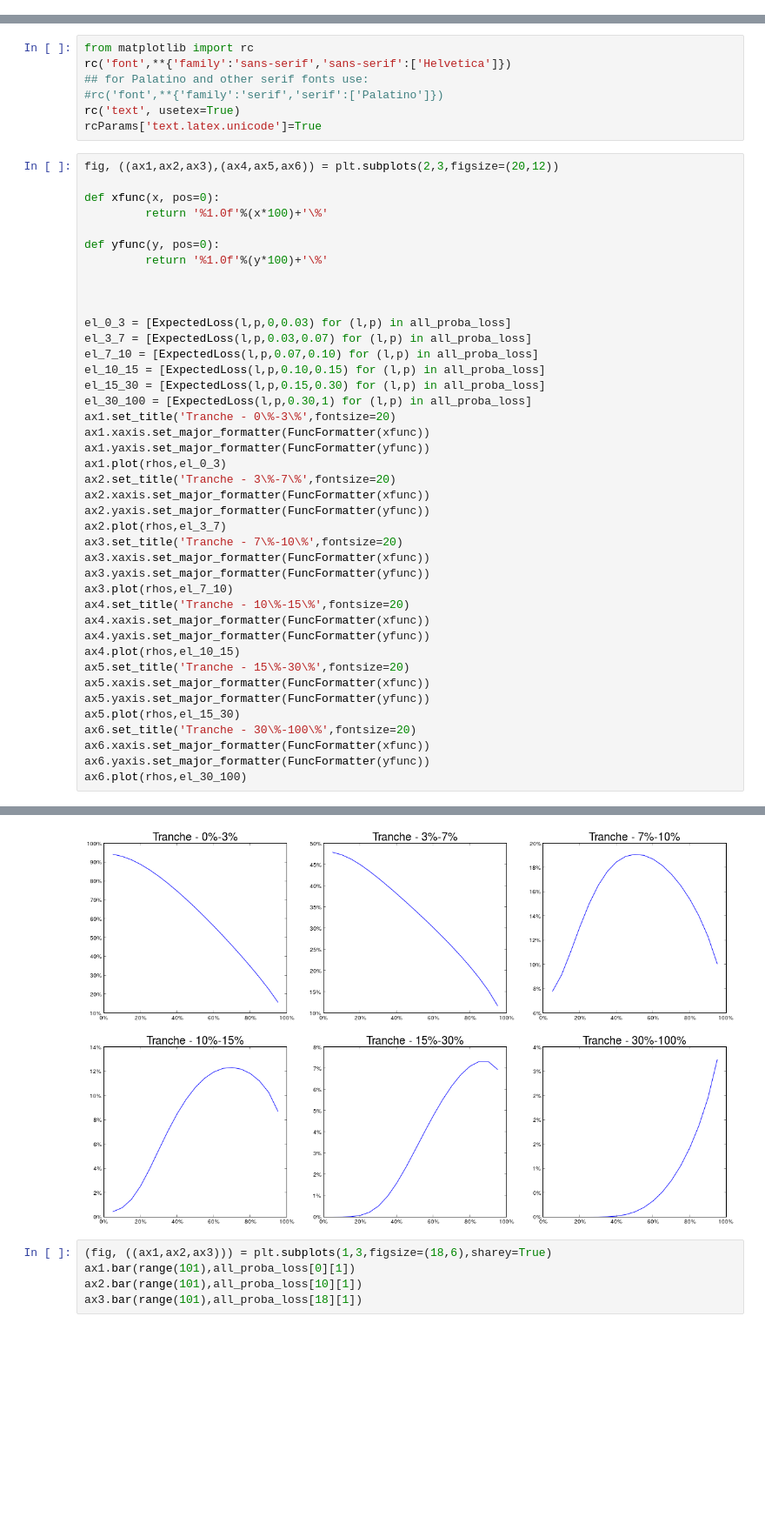
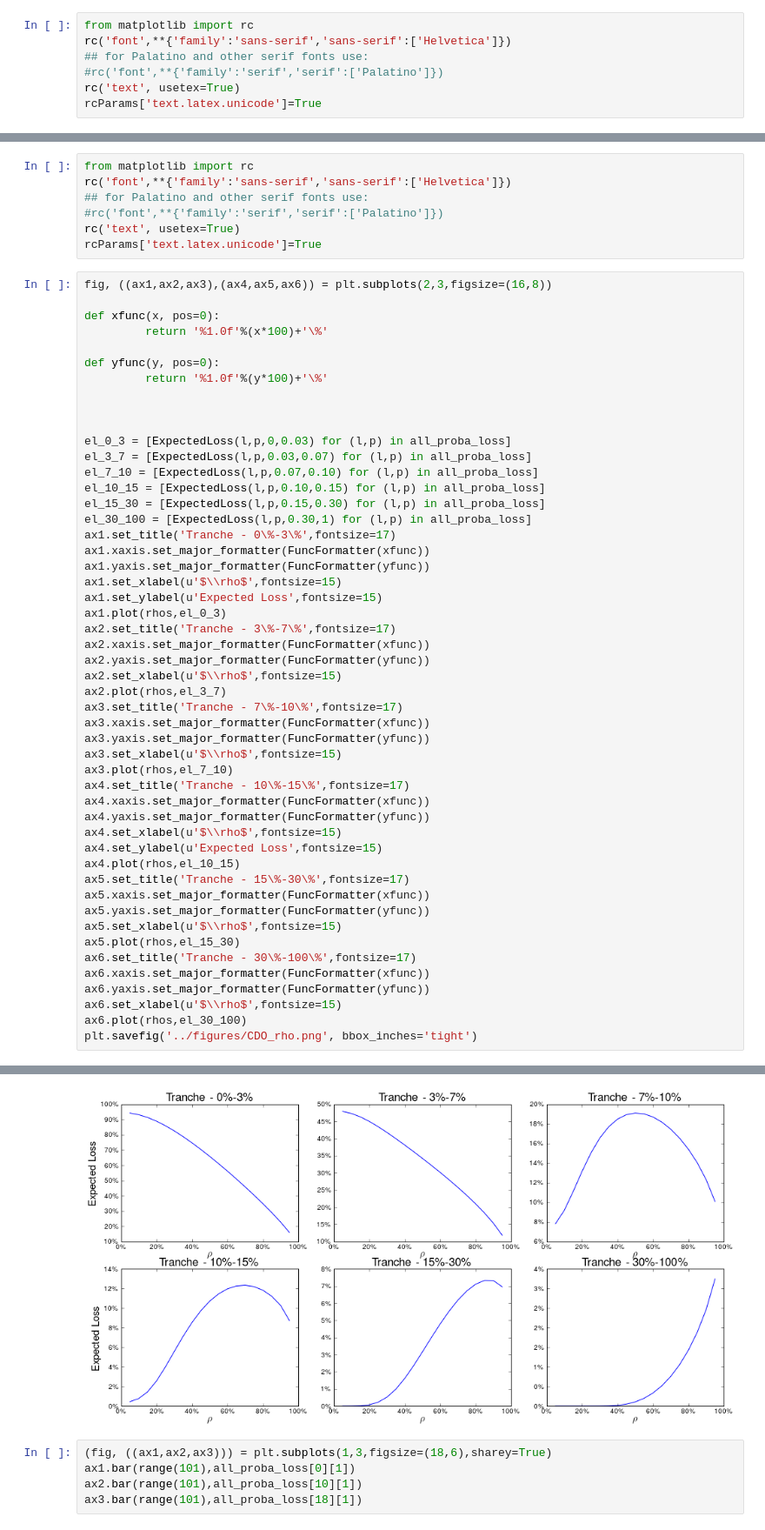
Before and after one commit to rguillemot/Formation_Finance, a Jupyter notebook: Forex_Credit_Equity/notebook/CDO.ipynb, the cells around one changed output, grey strips where cells are left out. Shown at 87% size. Saved outputs shown, nothing was run; the diff lists cells and outputs as text; blank space fills up the shorter version.

```diff
--- a/Forex_Credit_Equity/notebook/CDO.ipynb
+++ b/Forex_Credit_Equity/notebook/CDO.ipynb
@@ -1,3 +1,10 @@
+# %%
+from matplotlib import rc
+rc('font',**{'family':'sans-serif','sans-serif':['Helvetica']})
+## for Palatino and other serif fonts use:
+#rc('font',**{'family':'serif','serif':['Palatino']})
+rc('text', usetex=True)
+rcParams['text.latex.unicode']=True
 # %%
 import math
 from scipy.stats import norm
@@ -39,7 +46,7 @@ rc('font',**{'family':'sans-serif','sans-serif':['Helvetica']})
 rc('text', usetex=True)
 rcParams['text.latex.unicode']=True
 # %%
-fig, ((ax1,ax2,ax3),(ax4,ax5,ax6)) = plt.subplots(2,3,figsize=(20,12))
+fig, ((ax1,ax2,ax3),(ax4,ax5,ax6)) = plt.subplots(2,3,figsize=(16,8))
 
 def xfunc(x, pos=0):
          return '%1.0f'%(x*100)+'\%'
@@ -55,28 +62,37 @@ el_7_10 = [ExpectedLoss(l,p,0.07,0.10) for (l,p) in all_proba_loss]
 el_10_15 = [ExpectedLoss(l,p,0.10,0.15) for (l,p) in all_proba_loss]
 el_15_30 = [ExpectedLoss(l,p,0.15,0.30) for (l,p) in all_proba_loss]
 el_30_100 = [ExpectedLoss(l,p,0.30,1) for (l,p) in all_proba_loss]
-ax1.set_title('Tranche - 0\%-3\%',fontsize=20)
+ax1.set_title('Tranche - 0\%-3\%',fontsize=17)
 ax1.xaxis.set_major_formatter(FuncFormatter(xfunc))
 ax1.yaxis.set_major_formatter(FuncFormatter(yfunc))
+ax1.set_xlabel(u'$\\rho$',fontsize=15)
+ax1.set_ylabel(u'Expected Loss',fontsize=15)
 ax1.plot(rhos,el_0_3)
-ax2.set_title('Tranche - 3\%-7\%',fontsize=20)
+ax2.set_title('Tranche - 3\%-7\%',fontsize=17)
 ax2.xaxis.set_major_formatter(FuncFormatter(xfunc))
 ax2.yaxis.set_major_formatter(FuncFormatter(yfunc))
+ax2.set_xlabel(u'$\\rho$',fontsize=15)
 ax2.plot(rhos,el_3_7)
-ax3.set_title('Tranche - 7\%-10\%',fontsize=20)
+ax3.set_title('Tranche - 7\%-10\%',fontsize=17)
 ax3.xaxis.set_major_formatter(FuncFormatter(xfunc))
 ax3.yaxis.set_major_formatter(FuncFormatter(yfunc))
+ax3.set_xlabel(u'$\\rho$',fontsize=15)
 ax3.plot(rhos,el_7_10)
-ax4.set_title('Tranche - 10\%-15\%',fontsize=20)
+ax4.set_title('Tranche - 10\%-15\%',fontsize=17)
 ax4.xaxis.set_major_formatter(FuncFormatter(xfunc))
 ax4.yaxis.set_major_formatter(FuncFormatter(yfunc))
+ax4.set_xlabel(u'$\\rho$',fontsize=15)
+ax4.set_ylabel(u'Expected Loss',fontsize=15)
 ax4.plot(rhos,el_10_15)
-ax5.set_title('Tranche - 15\%-30\%',fontsize=20)
+ax5.set_title('Tranche - 15\%-30\%',fontsize=17)
 ax5.xaxis.set_major_formatter(FuncFormatter(xfunc))
 ax5.yaxis.set_major_formatter(FuncFormatter(yfunc))
+ax5.set_xlabel(u'$\\rho$',fontsize=15)
 ax5.plot(rhos,el_15_30)
-ax6.set_title('Tranche - 30\%-100\%',fontsize=20)
+ax6.set_title('Tranche - 30\%-100\%',fontsize=17)
 ax6.xaxis.set_major_formatter(FuncFormatter(xfunc))
 ax6.yaxis.set_major_formatter(FuncFormatter(yfunc))
+ax6.set_xlabel(u'$\\rho$',fontsize=15)
 ax6.plot(rhos,el_30_100)
+plt.savefig('../figures/CDO_rho.png', bbox_inches='tight')
 # %% [output]
@@ -84,4 +99,4 @@ ax6.plot(rhos,el_30_100)
-[figure, old version]
+[figure, new version]
 # %%
 (fig, ((ax1,ax2,ax3))) = plt.subplots(1,3,figsize=(18,6),sharey=True)
 ax1.bar(range(101),all_proba_loss[0][1])
```
Also changed, not shown: parts of 5 cells of this notebook, 6 other files.
